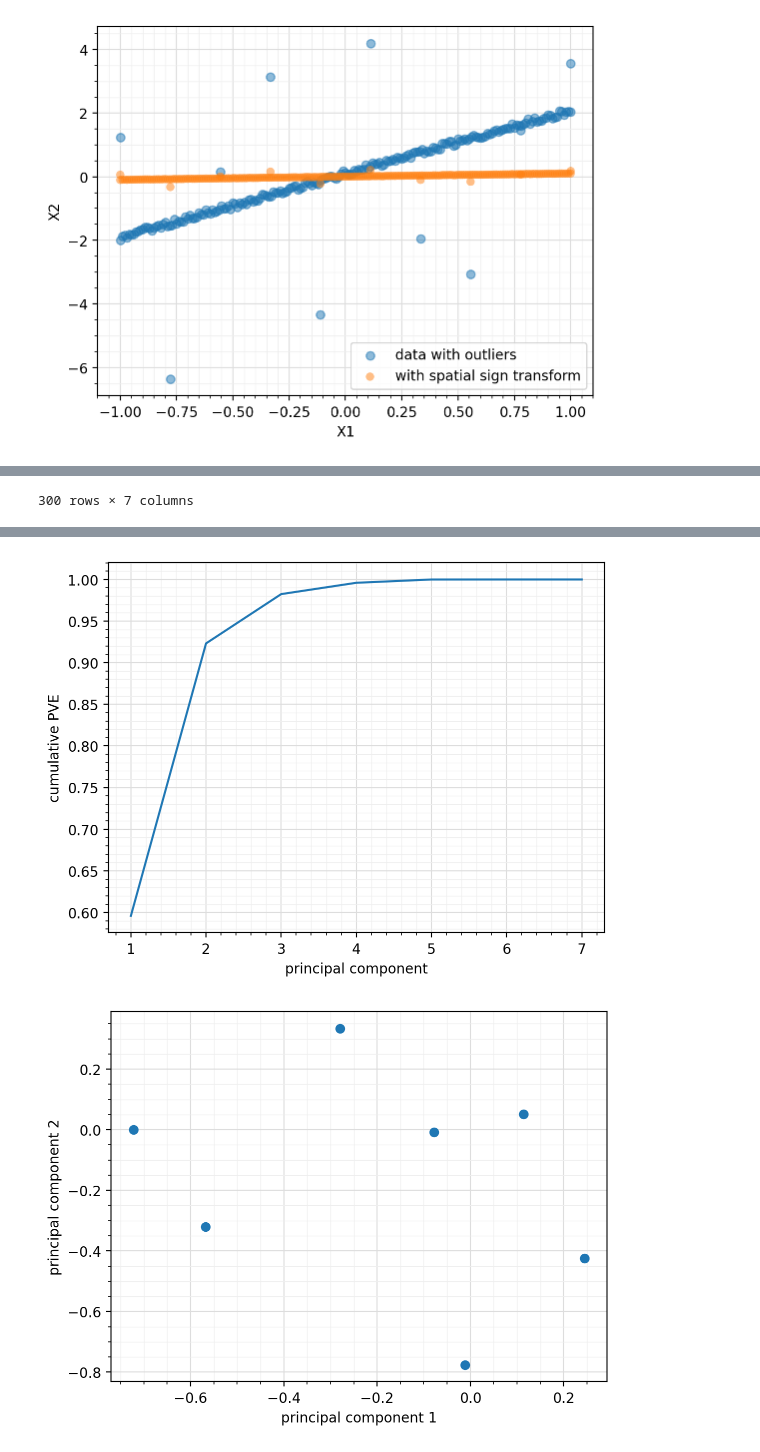
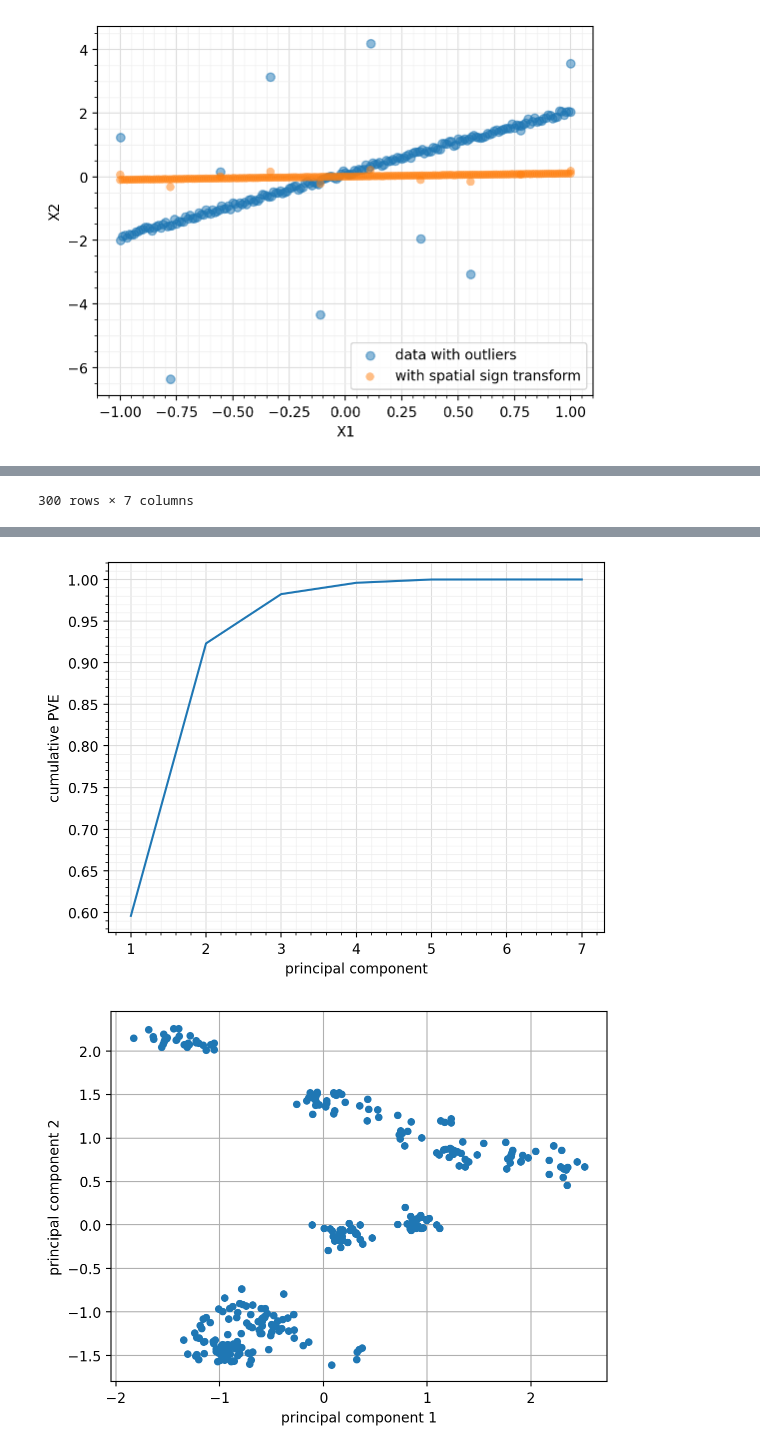
Before and after one commit to davvidbaker/aes-hw-s24, a Jupyter notebook: data-science/hw-1.ipynb, the cells around one changed output, grey strips where cells are left out. Saved outputs shown, nothing was run; the diff lists cells and outputs as text; code cells hidden in the pictures.

```diff
--- a/data-science/hw-1.ipynb
+++ b/data-science/hw-1.ipynb
@@ -143,46 +146,58 @@ plt.legend()
 [figure]
 [figure]
 # %%
-from sklearn import decomposition
-
 df5 = pd.read_csv("hw1pizza.csv")
 df5.drop(df5.columns[[0, 1]], axis=1, inplace=True)
 
 normalized_df = (df5 - df5.mean()) / df5.std()
 covariance_matrix = normalized_df.cov()
 
-# the principal compoentns are the eigenvectors of the covariance matrix and the
+# the principal components are the eigenvectors of the covariance matrix and the
 # corresponding eigenvalues are the variances explained by the components
 eigenvalues, eigenvectors = np.linalg.eig(np.array(covariance_matrix))
 
-sorted_indices = np.argsort(eigenvalues)
+sorted_indices = np.flip(np.argsort(eigenvalues))
+
 sorted_eigenvalues = eigenvalues[sorted_indices]
 sorted_eigenvectors = eigenvectors[sorted_indices]
 
-plt.plot(np.linspace(1, 7, 7), eigenvalues)
+plt.plot(np.linspace(1, 7, 7), sorted_eigenvalues)
 plt.xlabel("principal component")
 plt.ylabel("PVE")
 nice_grid(plt)
 
-cum_pve = np.cumsum(eigenvalues) / sum(eigenvalues)
+cum_pve = np.cumsum(sorted_eigenvalues) / sum(sorted_eigenvalues)
 plt.figure()
 plt.plot(np.linspace(1, 7, 7), cum_pve)
 plt.xlabel("principal component")
 plt.ylabel("cumulative PVE")
 nice_grid(plt)
 
+
+w = np.hstack(
+    [sorted_eigenvectors[0][:, np.newaxis], sorted_eigenvectors[1][:, np.newaxis]]
+)
+
+transformed_to_pc = normalized_df.values.dot(w)
+
+nice_grid(plt)
+
+df_transformed = pd.DataFrame(transformed_to_pc)
+
+
+df_transformed.plot(
+    kind="scatter",
+    x=df_transformed.columns[0],
+    y=df_transformed.columns[1],
+    xlabel="principal component 1",
+    ylabel="principal component 2",
+    grid=True,
+)
+
+
 # check that things are the same as what you get from from sklearn.decomposition import PCA
 # They're close but not identical
 # pca = decomposition.PCA(n_components=7)
 # fit = pca.fit(df5)
 # plt.plot(np.linspace(1, 7, 7), np.cumsum(fit.explained_variance_ratio_))
-
-plt.figure()
-plt.scatter(sorted_eigenvectors[0], sorted_eigenvectors[1])
-plt.xlabel("principal component 1")
-plt.ylabel("principal component 2")
-nice_grid(plt)
-
-df5
-# df.drop(df.columns[[0, 4, 2]], axis=1, inplace=True)
 # %% [output]
@@ -201,4 +233,4 @@ df5
-300 rows × 7 columns
+300 rows × 7 columns
 [figure]
 [figure]
-[figure, old version]
+[figure, new version]
```
Also changed, not shown: parts of 3 cells of this notebook, 5 other files.
